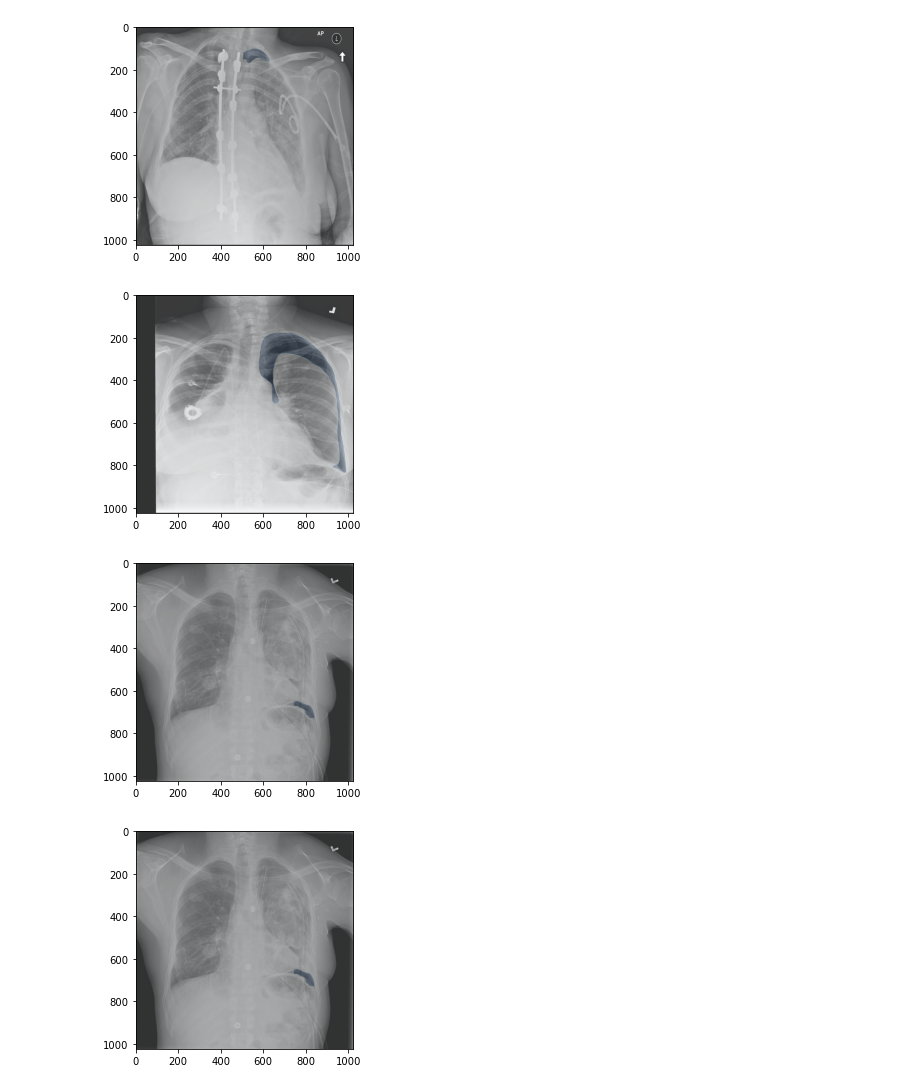
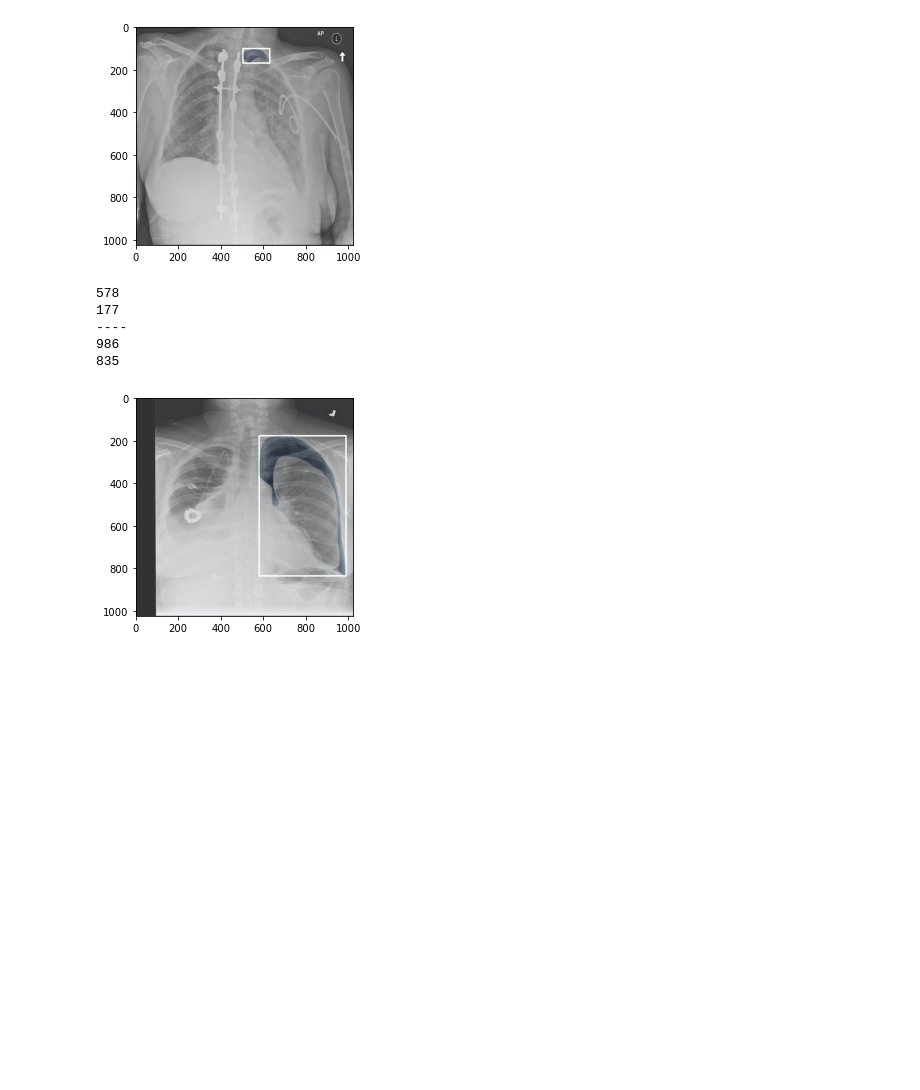
Before and after one commit to karenkao/siim, a Jupyter notebook: siim.ipynb, the cells around one changed output. Saved outputs shown, nothing was run; the diff lists cells and outputs as text; code cells hidden in the pictures; blank space fills up the shorter version.

```diff
--- a/siim.ipynb
+++ b/siim.ipynb
@@ -72,26 +73,24 @@ plt.imshow(mask, cmap='Blues', alpha=0.3)
 # %%
 from pydicom import dcmread
 from pydicom.data import get_testdata_files
+from skimage.measure import label, regionprops
+import cv2
 
-# # mask 加上 .T
-# # https://www.kaggle.com/voglinio/from-masks-to-bounding-boxes
-# def rle2mask(rle, width, height):
-#     mask= np.zeros(width* height)
-#     array = np.asarray([int(x) for x in rle.split()])
-#     starts = array[0::2]
-#     lengths = array[1::2]
+def convert_boundingbox_to_yolo_formate(size, box):
+    dw = 1./size[0]
+    dh = 1./size[1]
+    x = (box[0] + box[1])/2.0
+    y = (box[2] + box[3])/2.0
+    w = box[1] - box[0]
+    h = box[3] - box[2]
+    x = x*dw
+    w = w*dw
+    y = y*dh
+    h = h*dh
+    return (x,y,w,h)
 
-#     current_position = 0
-#     for index, start in enumerate(starts):
 
-#         current_position += start
-#         mask[current_position:current_position+lengths[index]] = 255
-
-#         current_position += lengths[index]
-
-#     return mask.reshape(width, height).T
-
-for i in range(30):
+for i in range(5):
 
     case1 = df_siim_file[df_siim_file.ImageId==df_siim_file.ImageId.values.tolist()[i]]
     dcm = dcmread(case1.filepath.values.tolist()[0])
@@ -103,6 +102,43 @@ for i in range(30):
 
 
         mask = rle2mask(case1[' EncodedPixels'].values.tolist()[0],  height, width)
+        lbl_0 = label(mask)
+        props = regionprops(lbl_0)
+        for prop in props:
+            print(prop.bbox[1])
+            print(prop.bbox[0])
+            print('----')
+            print(prop.bbox[3])
+            print(prop.bbox[2])
+            cv2.rectangle(img, (prop.bbox[1], prop.bbox[0]), (prop.bbox[3], prop.bbox[2]), (255, 255, 255), 5)
+
+            b = (prop.bbox[1], prop.bbox[3], prop.bbox[0], prop.bbox[2])
+            bb = convert_boundingbox_to_yolo_formate((1024,1024), b)
+#             print(bb)
+#             x = bb[0]
+#             y = bb[1]
+#             w = bb[2]
+#             h = bb[3]
+#             dw = 1024
+#             dh = 1024
+
+#             l = int((x - w / 2) * dw)
+#             r = int((x + w / 2) * dw)
+#             t = int((y - h / 2) * dh)
+#             b = int((y + h / 2) * dh)
+
+#             if l < 0:
+#                 l = 0
+#             if r > dw - 1:
+#                 r = dw - 1
+#             if t < 0:
+#                 t = 0
+#             if b > dh - 1:
+#                 b = dh - 1
+
+#             cv2.rectangle(img, (l, t), (r, b), (0, 0, 255), 1)
+
+
         plt.imshow(img, cmap='gray')
         plt.imshow(mask, cmap='Blues', alpha=0.2)
         plt.show()
@@ -111,4 +157,7 @@ for i in range(30):
-[figure, old version]
+[figure, new version]
+578
+177
+----
+986
+835
-[figure, old version]
+[figure, new version]
-[figure, removed]
-[figure, removed]
```
Also changed, not shown: parts of 5 cells of this notebook.
